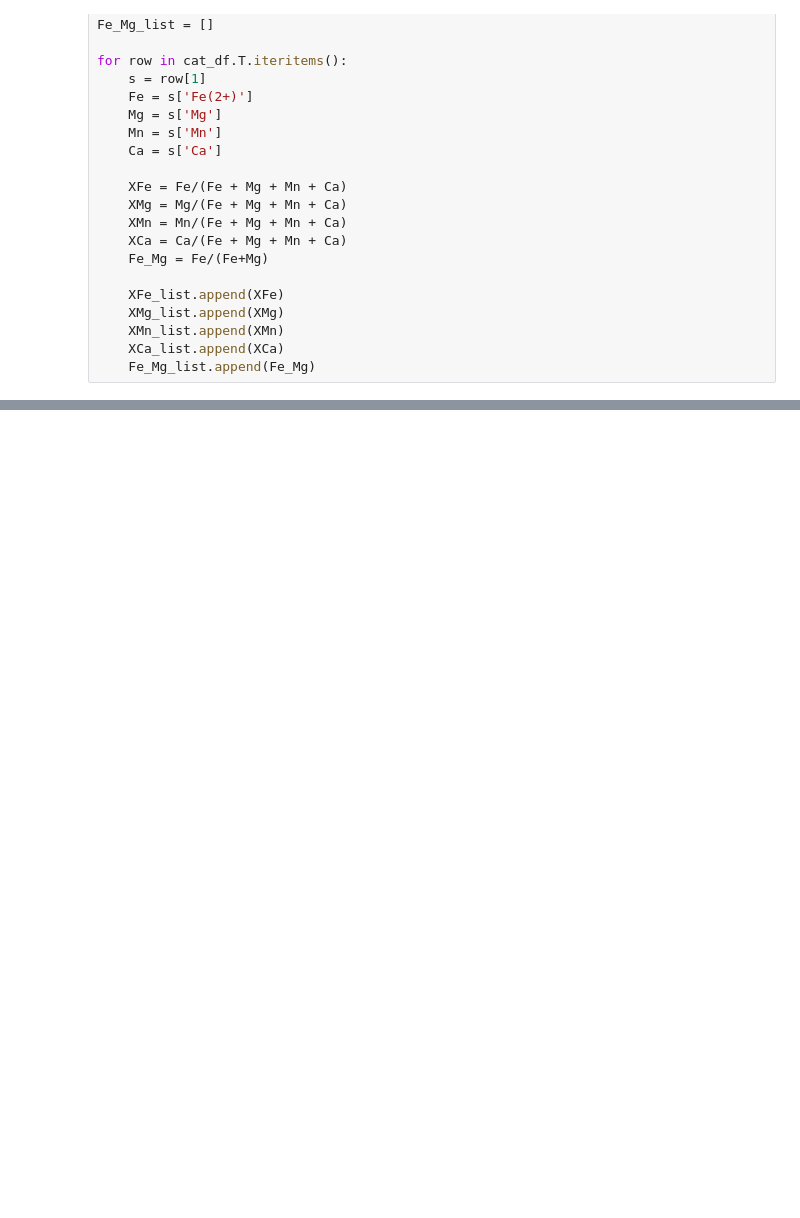
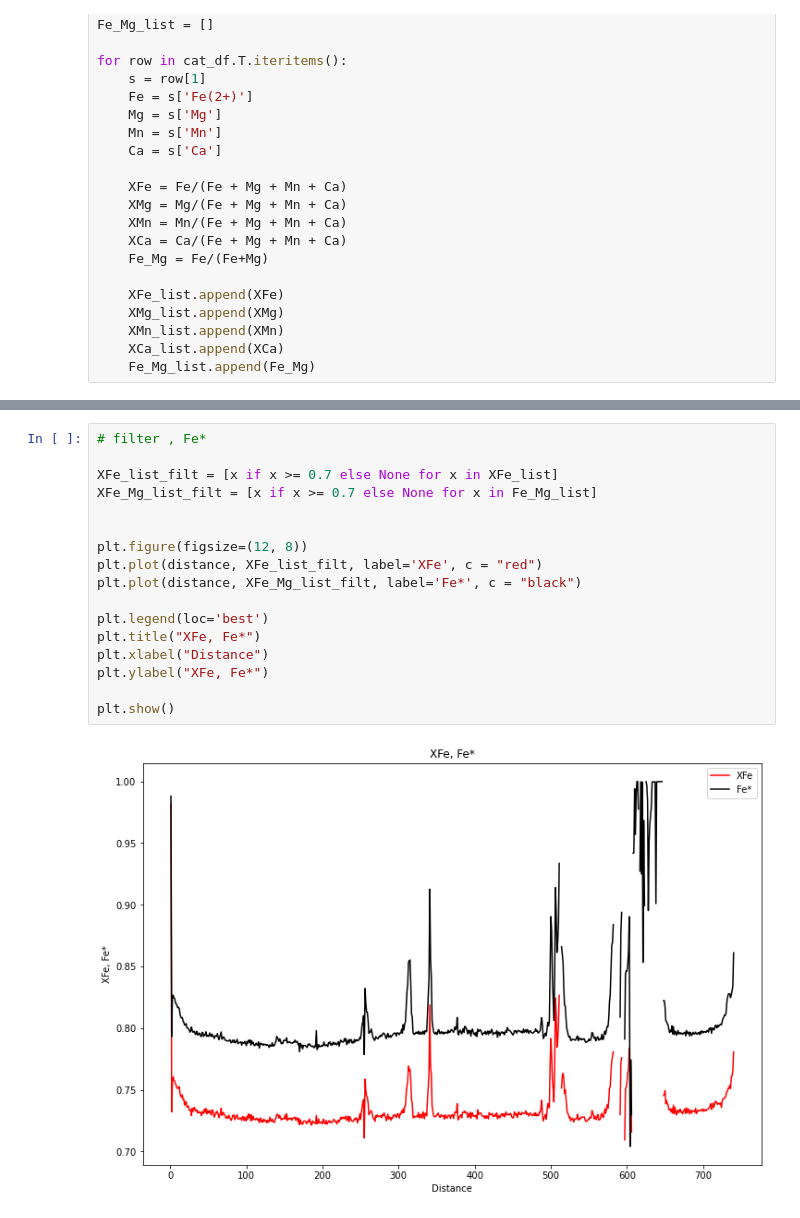
Before and after one commit to jannittayao/garnet-mineral-formula, a Jupyter notebook: garnet-traverse-big-boi.ipynb, the cells around one changed output, grey strips where cells are left out. Drawn from its saved outputs; the diff is of its cells as text; blank space fills up the shorter version.

```diff
--- a/garnet-traverse-big-boi.ipynb
+++ b/garnet-traverse-big-boi.ipynb
@@ -194,0 +216,19 @@ plt.show()
+# %%
+# filter , Fe*
+
+XFe_list_filt = [x if x >= 0.7 else None for x in XFe_list]
+XFe_Mg_list_filt = [x if x >= 0.7 else None for x in Fe_Mg_list]
+
+
+plt.figure(figsize=(12, 8))
+plt.plot(distance, XFe_list_filt, label='XFe', c = "red")
+plt.plot(distance, XFe_Mg_list_filt, label='Fe*', c = "black")
+
+plt.legend(loc='best')
+plt.title("XFe, Fe*")
+plt.xlabel("Distance")
+plt.ylabel("XFe, Fe*")
+
+plt.show()
+# %% [output]
+[figure, added]
```
Also changed, not shown: parts of 10 cells of this notebook.
